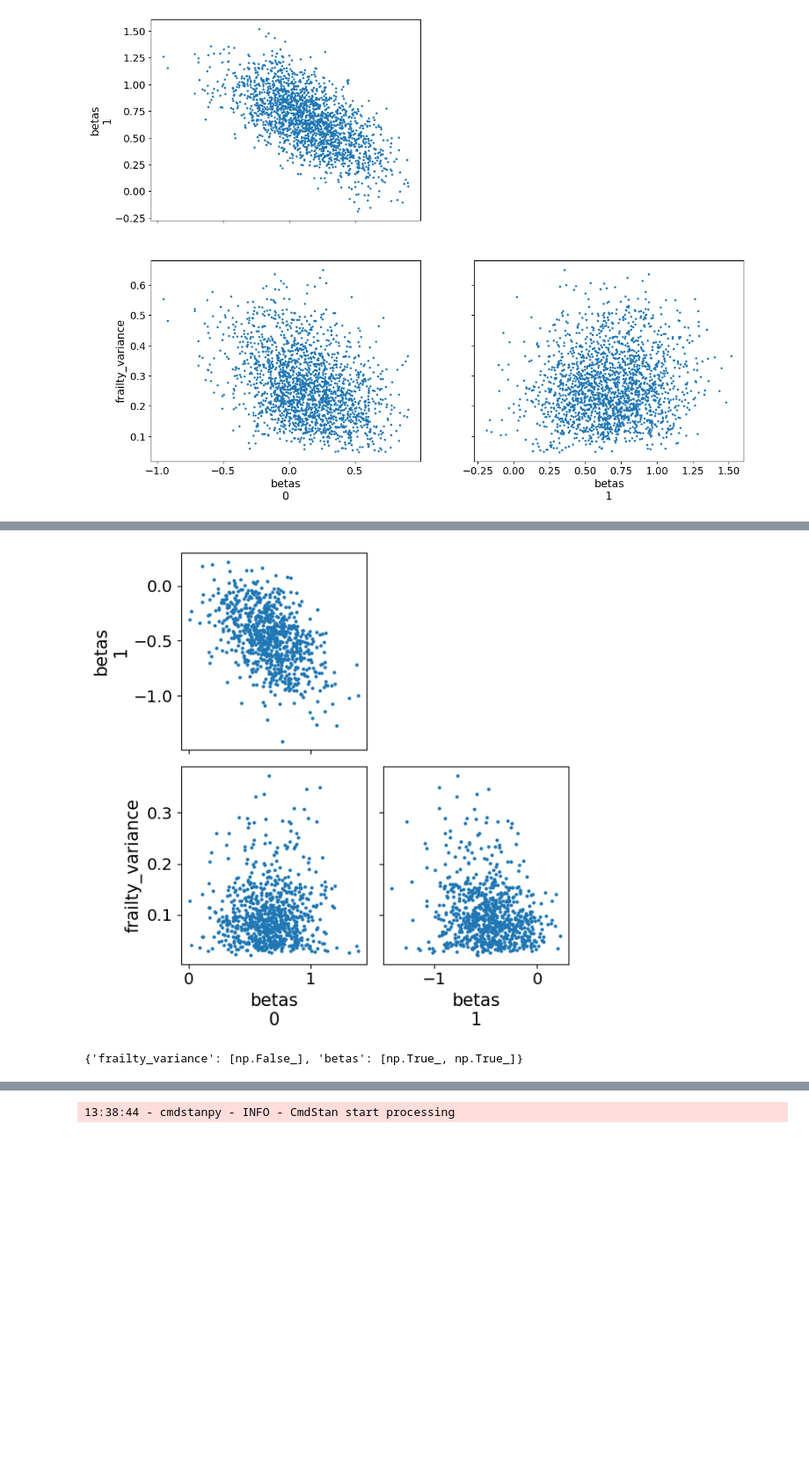
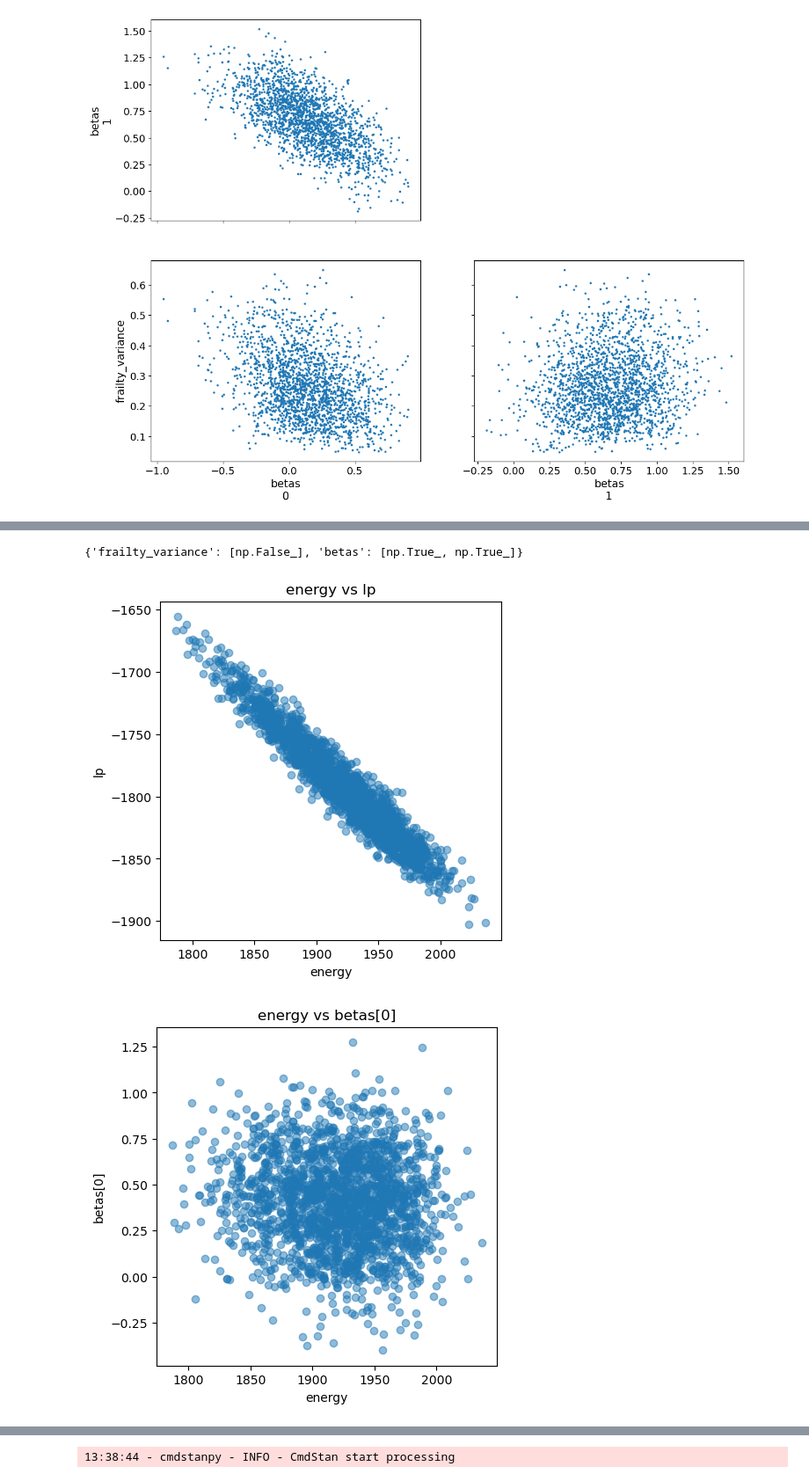
Before and after one commit to aleggs0/multipathogen-sero, a Jupyter notebook: multipathogen_sero/hpc_work/frailty_vs_interaction_analysis.ipynb, the cells around one changed output, grey strips where cells are left out. Shown at 88% size. Saved outputs shown, nothing was run; the diff lists cells and outputs as text; code cells hidden in the pictures; blank space fills up the shorter version.

```diff
--- a/multipathogen_sero/hpc_work/frailty_vs_interaction_analysis.ipynb
+++ b/multipathogen_sero/hpc_work/frailty_vs_interaction_analysis.ipynb
@@ -71,17 +51,9 @@ axes, coverage = posterior_plot(
-# %%
-# Suppose inference_data is your ArviZ InferenceData object
-az.plot_pair(
-    idata_frailty,
-    var_names=["betas", "frailty_variance"],  # replace with your variable names
-    #kind='scatter',      # or 'kde' for density
-    #marginals=True,      # show marginal distributions
-    figsize=(6, 6)
-)
-plt.tight_layout()
-plt.show()
-# %% [output]
-[figure, removed]
 # %%
 coverage
 # %% [output]
 {'frailty_variance': [np.False_], 'betas': [np.True_, np.True_]}
+# %%
+plot_energy_vs_lp_and_params(idata_frailty)
+# %% [output]
+[figure, added]
+[figure, added]
```
Also changed, not shown: parts of 8 cells of this notebook, 7 other files.
